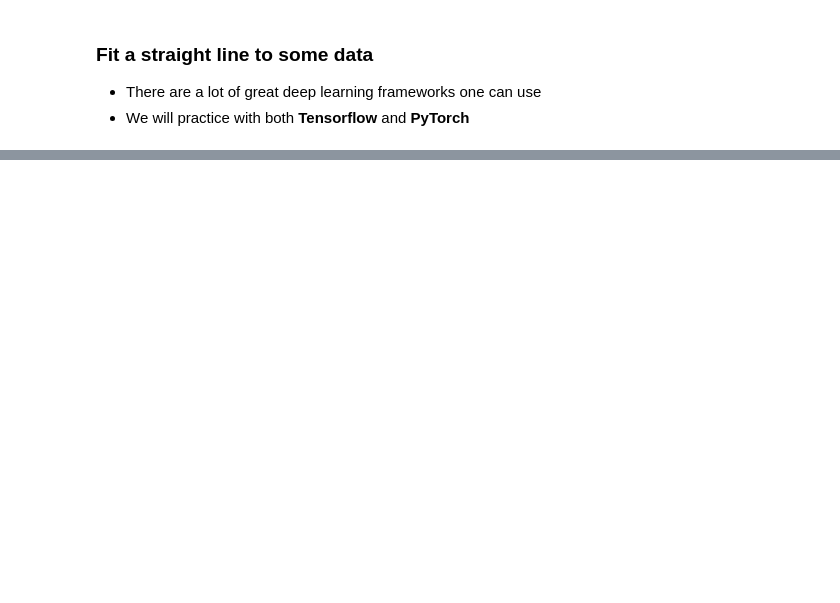
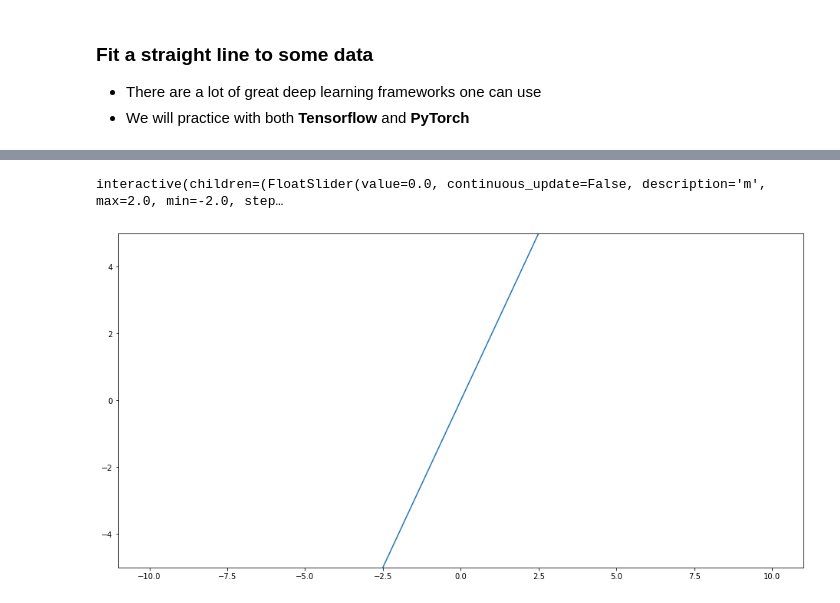
Before and after one commit to halldm2000/NOAA-AI-2020-TUTORIAL, a Jupyter notebook: Page3.ipynb, the cells around one changed output, grey strips where cells are left out. Saved outputs shown, nothing was run; the diff lists cells and outputs as text; code cells hidden in the pictures; blank space fills up the shorter version.

```diff
--- a/Page3.ipynb
+++ b/Page3.ipynb
@@ -15,0 +27,46 @@ display(slider)
+# %%
+%matplotlib inline
+from ipywidgets import interactive, FloatSlider
+import matplotlib.pyplot as plt
+import numpy as np
+
+def f(m,b):
+  fig = plt.figure(figsize=(16,8))
+  x = np.linspace(-10,10,num=1000)
+  y = m*x + b
+  plt.plot(x, y)
+  plt.ylim(-5,5)
+  fig.show()
+
+interactive_plot = interactive(f,
+                               m=FloatSlider(min=-2,max=2,step=0.01, continuous_update =False),
+                               b=FloatSlider(min=-3,max=3,step=0.05),continuous_update = False)
+output = interactive_plot.children[-1]
+output.layout.height='350px'
+interactive_plot
+# %% [output]
+interactive(children=(FloatSlider(value=0.0, continuous_update=False, description='m', max=2.0, min=-2.0, step…
+# %%
+%matplotlib inline
+from ipywidgets import FloatSlider
+import matplotlib.pyplot as plt
+import numpy as np
+import time
+
+x = np.linspace(-10,10,num=1000)
+y = 0*x
+
+fig = plt.figure(figsize=(16,8))
+ax  = plt.gca()
+p, = plt.plot(x,y)
+plt.ylim(-5,5)
+
+def f(m,b):
+  y = m*x + b
+  p.set_ydata(y)
+  fig.canvas.draw()
+
+f(1,0)
+f(2,0)
+# %% [output]
+[figure, added]
```
Also changed, not shown: parts of 3 cells of this notebook.
